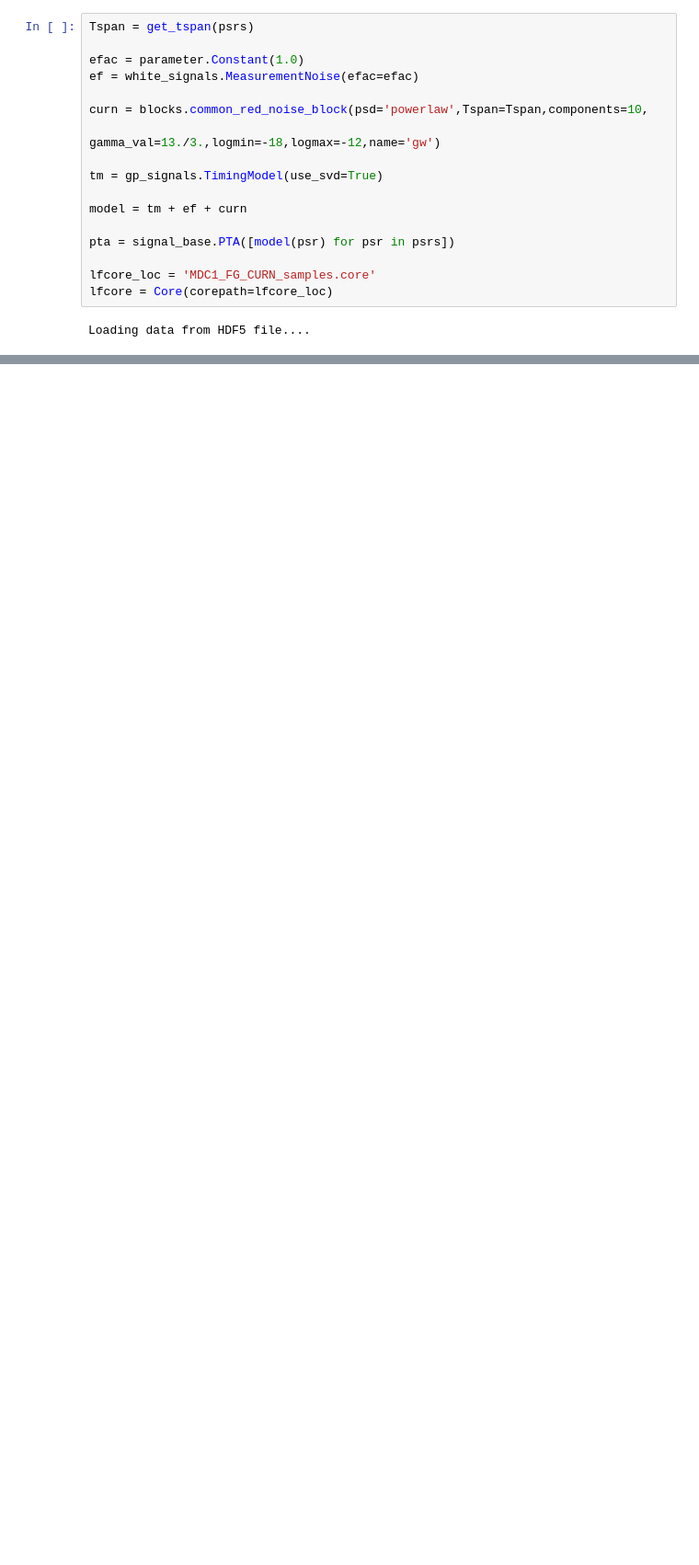
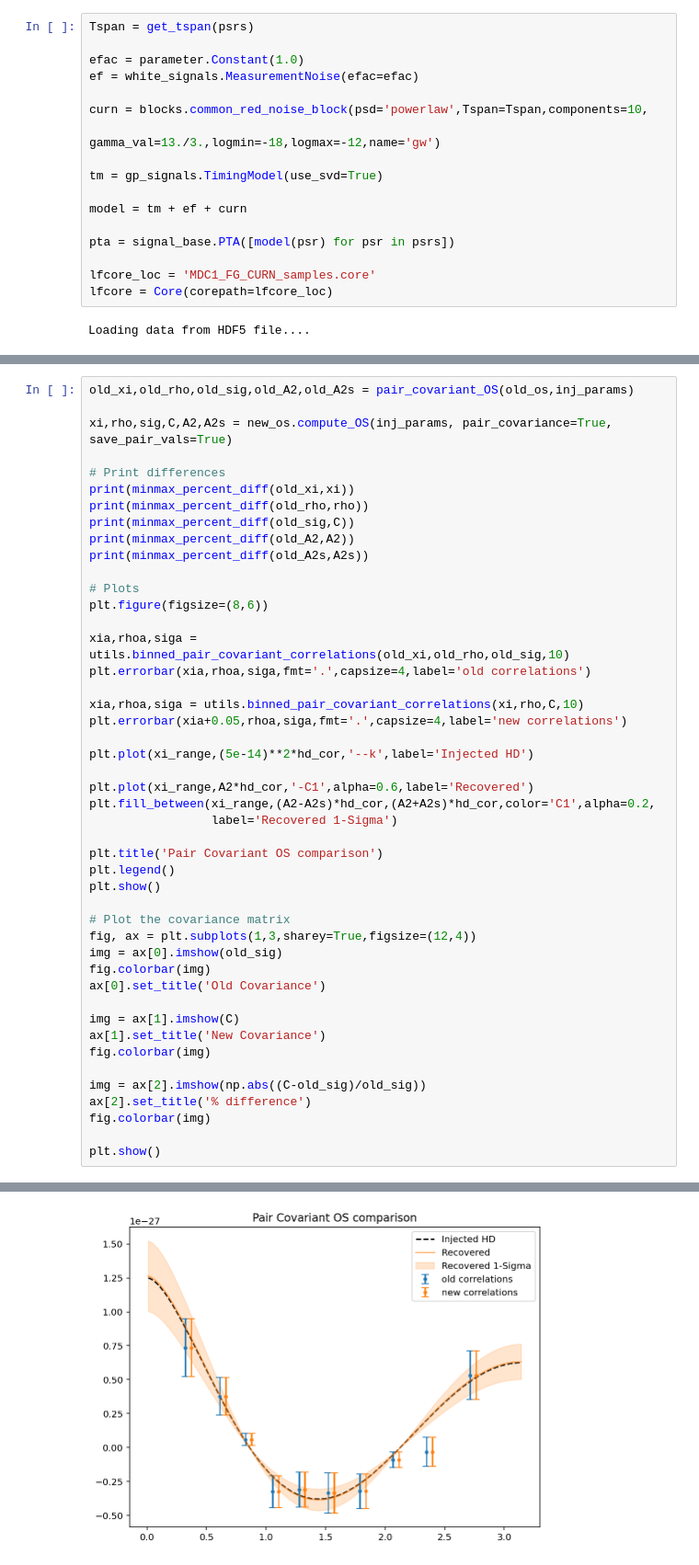
Before and after one commit to GersbachKa/defiant, a Jupyter notebook: Notebooks/new_tests.ipynb, the cells around one changed output, grey strips where cells are left out. Shown at 92% size. Cells and saved outputs as stored; diff of their text form; blank space fills up the shorter version.

```diff
--- a/Notebooks/new_tests.ipynb
+++ b/Notebooks/new_tests.ipynb
@@ -119,0 +139,47 @@ plt.show()
+# %%
+old_xi,old_rho,old_sig,old_A2,old_A2s = pair_covariant_OS(old_os,inj_params)
+
+xi,rho,sig,C,A2,A2s = new_os.compute_OS(inj_params, pair_covariance=True, save_pair_vals=True)
+
+# Print differences
+print(minmax_percent_diff(old_xi,xi))
+print(minmax_percent_diff(old_rho,rho))
+print(minmax_percent_diff(old_sig,C))
+print(minmax_percent_diff(old_A2,A2))
+print(minmax_percent_diff(old_A2s,A2s))
+
+# Plots
+plt.figure(figsize=(8,6))
+
+xia,rhoa,siga = utils.binned_pair_covariant_correlations(old_xi,old_rho,old_sig,10)
+plt.errorbar(xia,rhoa,siga,fmt='.',capsize=4,label='old correlations')
+
+xia,rhoa,siga = utils.binned_pair_covariant_correlations(xi,rho,C,10)
+plt.errorbar(xia+0.05,rhoa,siga,fmt='.',capsize=4,label='new correlations')
+
+plt.plot(xi_range,(5e-14)**2*hd_cor,'--k',label='Injected HD')
+
+plt.plot(xi_range,A2*hd_cor,'-C1',alpha=0.6,label='Recovered')
+plt.fill_between(xi_range,(A2-A2s)*hd_cor,(A2+A2s)*hd_cor,color='C1',alpha=0.2,
+                 label='Recovered 1-Sigma')
+
+plt.title('Pair Covariant OS comparison')
+plt.legend()
+plt.show()
+
+# Plot the covariance matrix
+fig, ax = plt.subplots(1,3,sharey=True,figsize=(12,4))
+img = ax[0].imshow(old_sig)
+fig.colorbar(img)
+ax[0].set_title('Old Covariance')
+
+img = ax[1].imshow(C)
+ax[1].set_title('New Covariance')
+fig.colorbar(img)
+
+img = ax[2].imshow(np.abs((C-old_sig)/old_sig))
+ax[2].set_title('% difference')
+fig.colorbar(img)
+
+plt.show()
+# %% [output]
@@ -119,0 +191 @@ plt.show()
+[figure, added]
```
Also changed, not shown: parts of 28 cells of this notebook, 5 other files.
